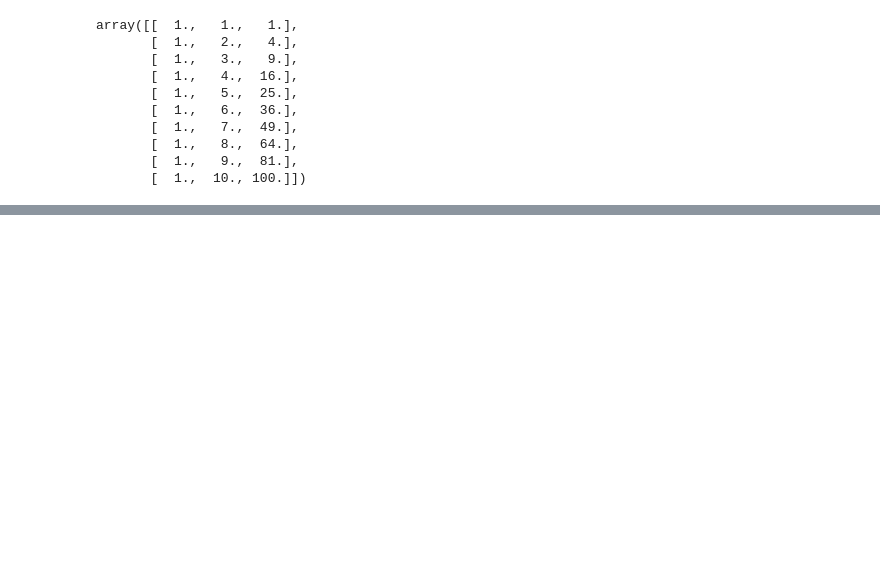
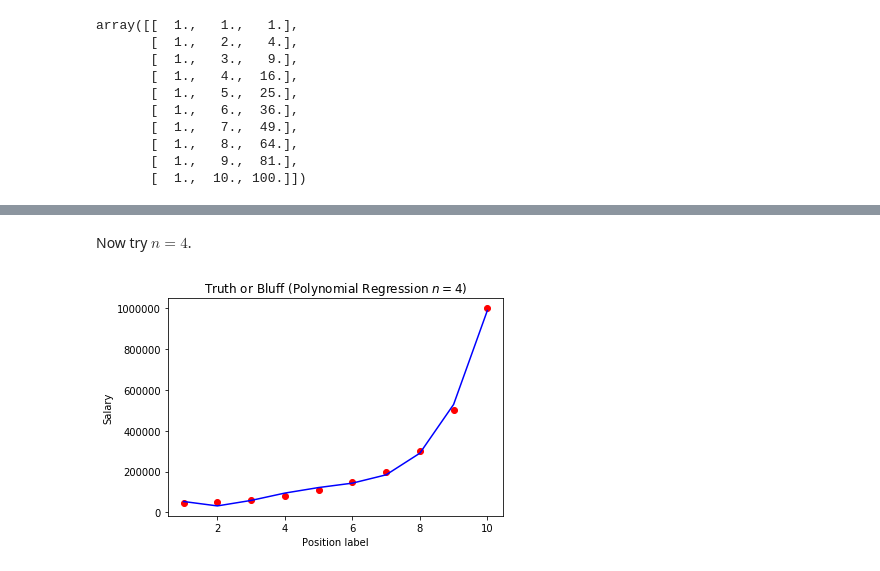
Before and after one commit to declanmillar/machine-learning-a-z, a Jupyter notebook: Part 2 - Regression/Section 6 - Polynomial Regression/polynomial_regression.ipynb, the cells around one changed output, grey strips where cells are left out. Cells and saved outputs as stored; diff of their text form; code cells hidden in the pictures; blank space fills up the shorter version.

```diff
--- a/Part 2 - Regression/Section 6 - Polynomial Regression/polynomial_regression.ipynb
+++ b/Part 2 - Regression/Section 6 - Polynomial Regression/polynomial_regression.ipynb
@@ -86,0 +119,14 @@ lin_reg_2.fit(X_poly, y)
+# %% [markdown]
+Now try $n = 4$.
+# %%
+poly_reg_4 = PolynomialFeatures(degree = 4)
+lin_reg_4 = LinearRegression()
+lin_reg_4.fit(poly_reg_4.fit_transform(X), y)
+plt.scatter(X, y, color='red')
+plt.plot(X, lin_reg_4.predict(poly_reg_4.fit_transform(X)), color='blue')
+plt.title('Truth or Bluff (Polynomial Regression $n = 4$)')
+plt.xlabel('Position label')
+plt.ylabel('Salary')
+plt.show()
+# %% [output]
+[figure, added]
```
Also changed, not shown: parts of 15 cells of this notebook.
